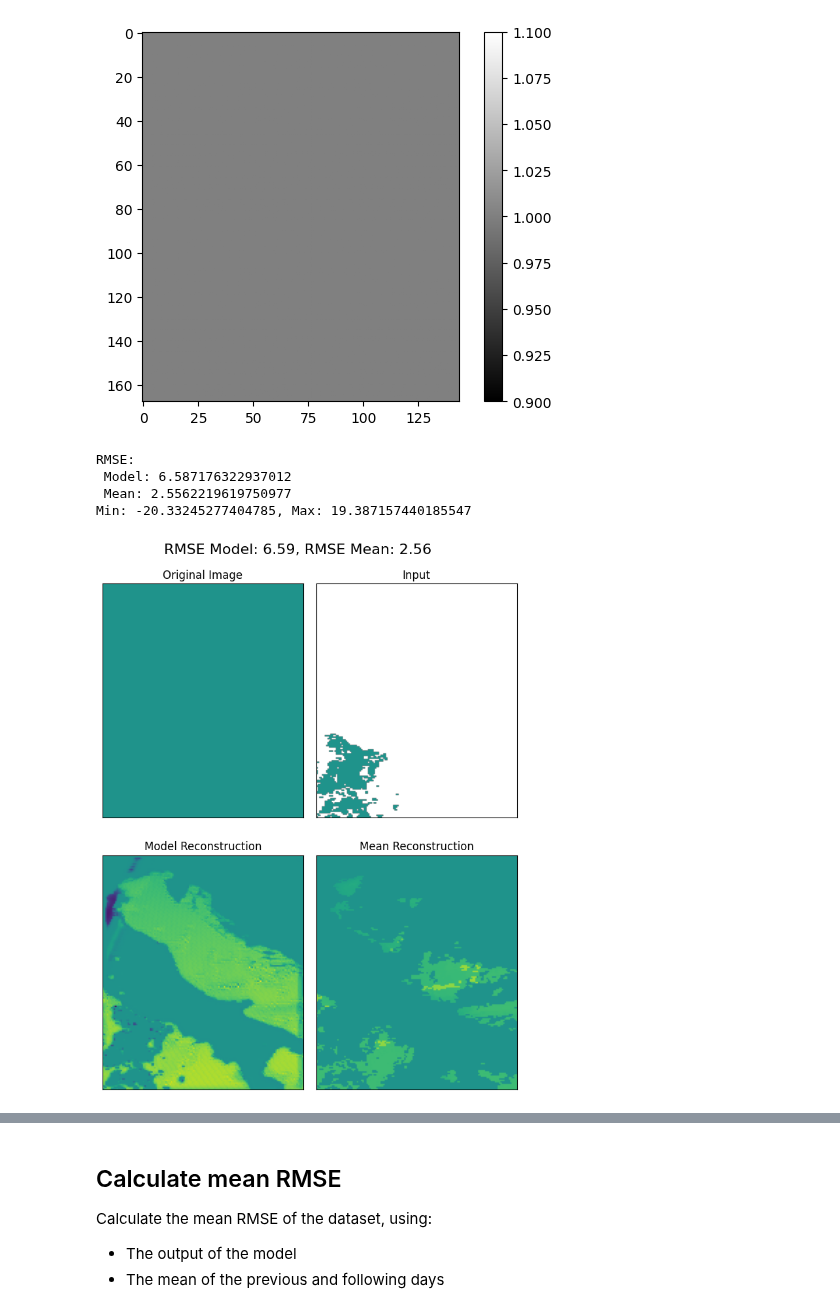
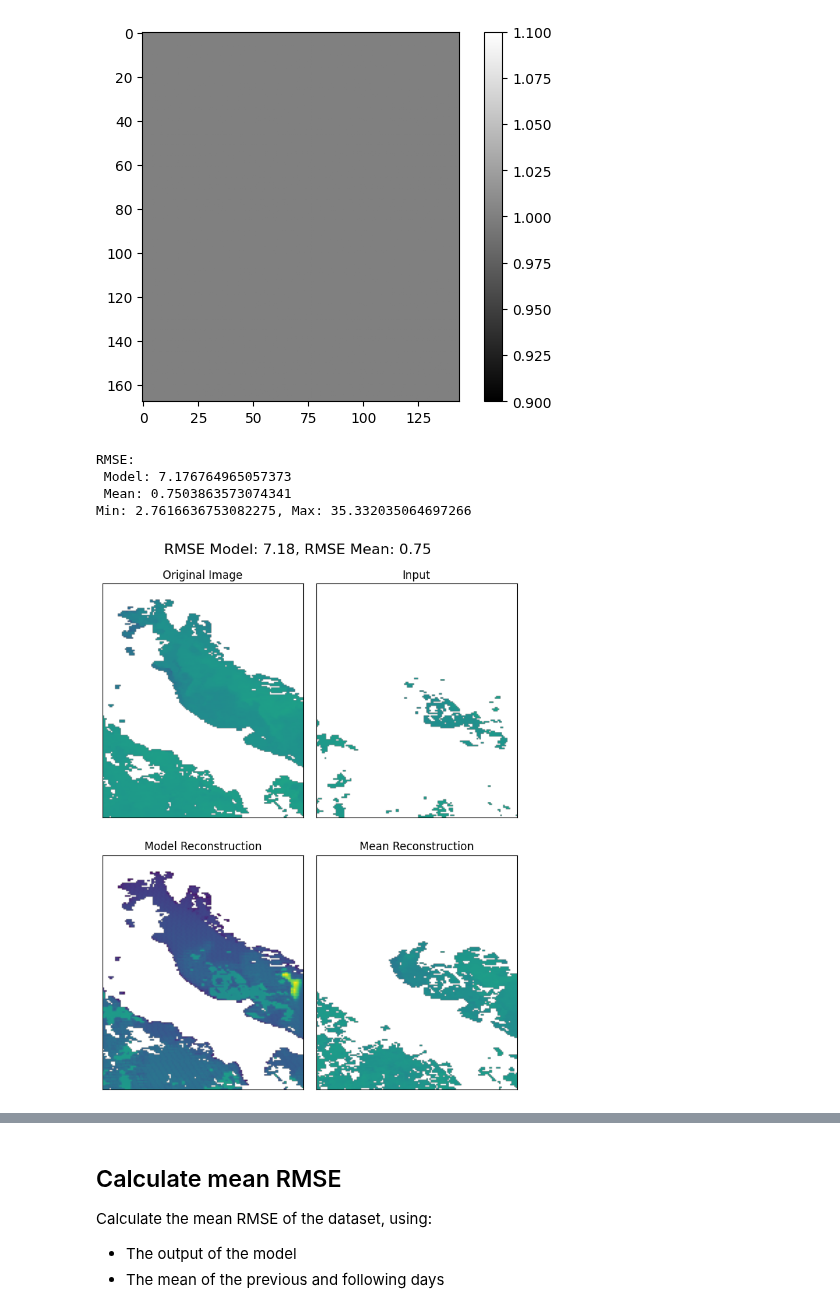
Before and after one commit to LisaDaVinchie/DINCAE.jl, a Jupyter notebook: data_analysis.ipynb, the cells around one changed output, grey strips where cells are left out. Saved outputs shown, nothing was run; the diff lists cells and outputs as text; code cells hidden in the pictures.

```diff
--- a/data_analysis.ipynb
+++ b/data_analysis.ipynb
@@ -7,7 +7,7 @@ import xarray
 import numpy as np
 import matplotlib.pyplot as plt
 # %%
-i = 4 # Index of the trial to analyze
+i = 5 # Index of the trial to analyze
 base_folder = f"./results/trial_{i}/"
 
 result = xarray.open_dataset(f"{base_folder}/data-avg.nc") # Model output
@@ -79,7 +79,7 @@ n_days = time_window // 2 # Get the number of days before and after the current
 
 # for i in added_clouds[0:100]:
 
-i = 710
+i = np.random.choice(added_clouds)  # Randomly select a day with added clouds
 reconstruction_days = [x for x in range(i - n_days, i + n_days + 1) if x != i]
 # The applied clouds are where cleanup_clouds_sst is NaN but and the original image isn't
 cloud_mask = np.isnan(cleanup_clouds_sst[i]) & ~np.isnan(cleanup_sst[i])
@@ -99,37 +99,37 @@ RMSE_mean = np.sqrt(np.nanmean((reconstructed_mean_img - cleanup_sst[i]) ** 2))
 print(f"RMSE:\n Model: {RMSE_model}\n Mean: {RMSE_mean}")
 
 # Calculate the min and max values for consistent color scaling
 vmin = np.min([np.nanmin(reconstructed_img), np.nanmin(cleanup_clouds_sst[i]), np.nanmin(reconstructed_mean_img)])
 vmax = np.max([np.nanmax(reconstructed_img), np.nanmax(cleanup_clouds_sst[i]), np.nanmax(reconstructed_mean_img)])
 print(f"Min: {vmin}, Max: {vmax}")
 
 fig, axs = plt.subplots(2, 2, figsize=(7, 9), sharex=True, sharey=True)
 fig.suptitle(f"RMSE Model: {RMSE_model:.2f}, RMSE Mean: {RMSE_mean:.2f}", fontsize=16)
 
 axs[0, 0].imshow(cleanup_sst[i], cmap='viridis', vmin=vmin, vmax=vmax)
 axs[0, 0].set_title('Original Image')
 
 axs[0, 1].imshow(cleanup_clouds_sst[i], cmap='viridis', vmin=vmin, vmax=vmax)
 axs[0, 1].set_title('Input')
 
 axs[1, 0].imshow(reconstructed_img, cmap='viridis', vmin=vmin, vmax=vmax)
 axs[1, 0].set_title('Model Reconstruction')
 
 axs[1, 1].imshow(reconstructed_mean_img, cmap='viridis', vmin=vmin, vmax=vmax)
 axs[1, 1].set_title('Mean Reconstruction')
 
 plt.tight_layout()
 for ax in axs.flat:
     ax.set_xticks([])
     ax.set_yticks([])
     # plt.savefig(f"{base_folder}/figs/{i}.png", dpi=300)
     # plt.close()
 # %% [output]
 RMSE:
- Model: 6.587176322937012
- Mean: 2.5562219619750977
-Min: -20.33245277404785, Max: 19.387157440185547
+ Model: 7.176764965057373
+ Mean: 0.7503863573074341
+Min: 2.7616636753082275, Max: 35.332035064697266
-[figure, old version]
+[figure, new version]
 # %%
 plt.imshow(np.isnan(cleanup_clouds_sst[i]) & ~np.isnan(cleanup_sst[i]), cmap='gray')
 plt.colorbar()
```
Also changed, not shown: parts of 8 cells of this notebook.
